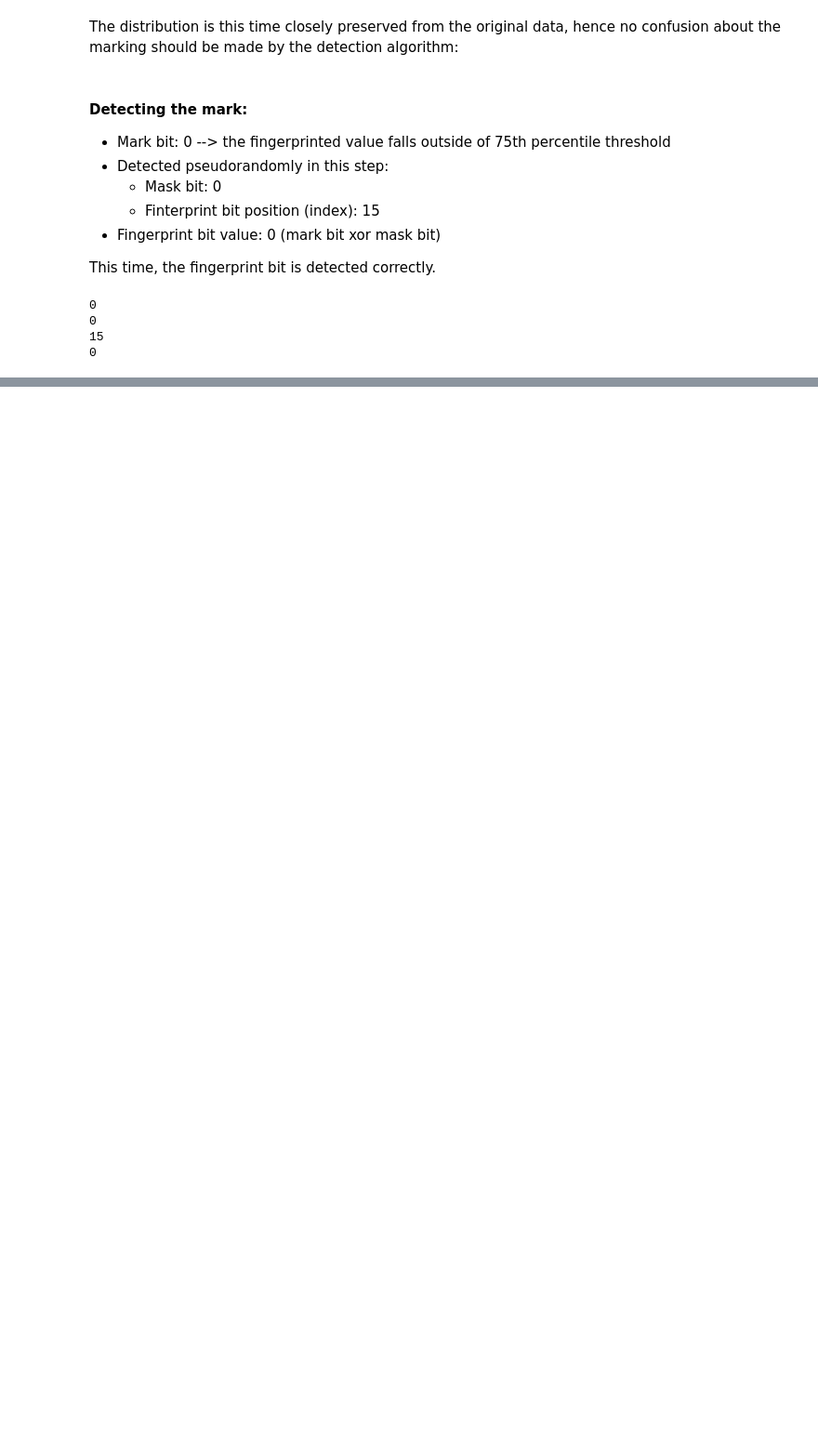
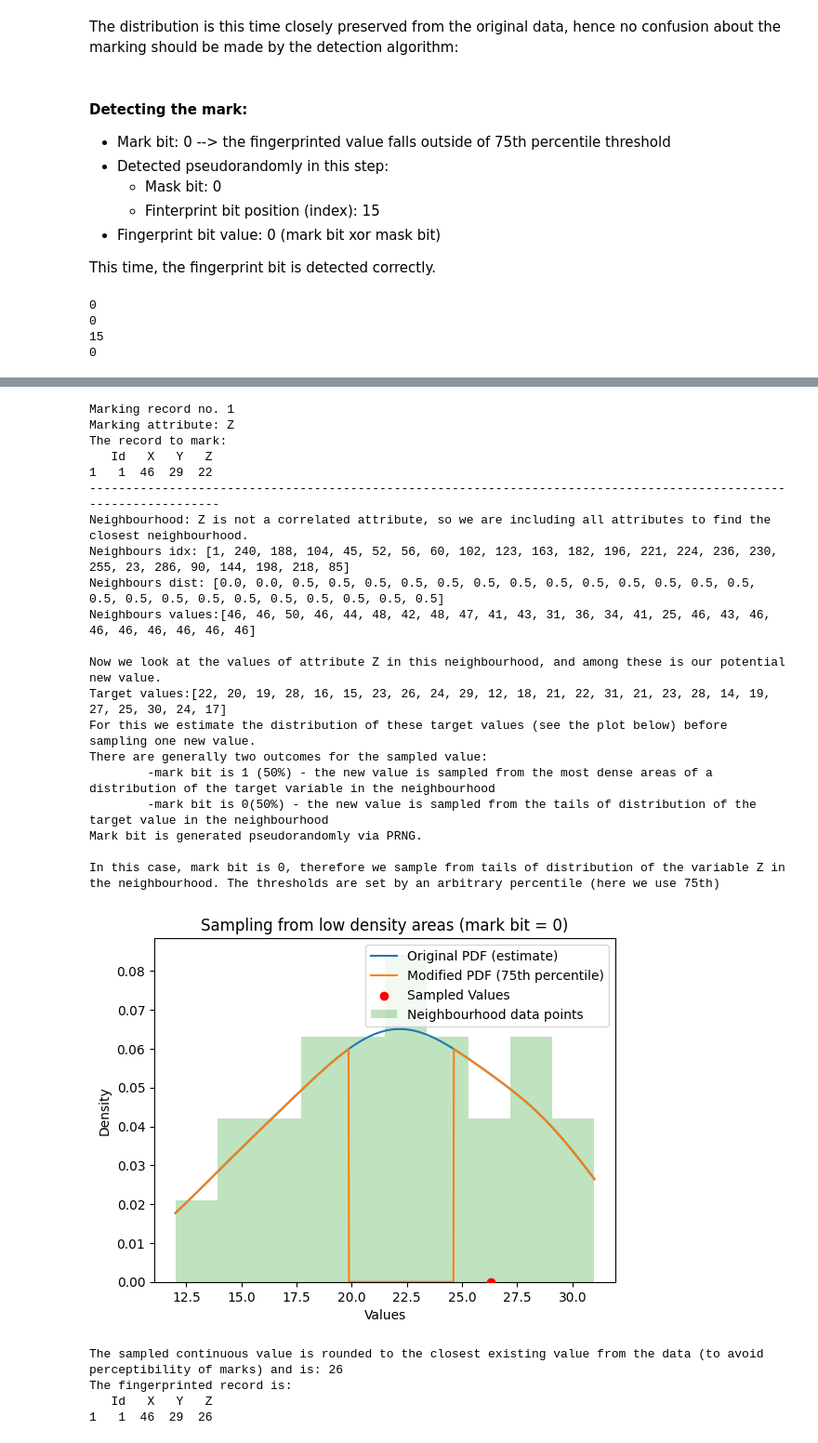
Before and after one commit to tanjascats/NCorr-FP, a Jupyter notebook: NCorrFP-demo-continuous.ipynb, the cells around one changed output, grey strips where cells are left out. Shown at 93% size. Drawn from its saved outputs; the diff is of its cells as text; code cells hidden in the pictures; blank space fills up the shorter version.

```diff
--- a/NCorrFP-demo-continuous.ipynb
+++ b/NCorrFP-demo-continuous.ipynb
@@ -756,0 +813,28 @@ Table: fingerprint count updates after this iteration (iteration -1). Each colum
+# %%
+show_embedding_iteration(1)
+# %% [output]
+Marking record no. 1
+Marking attribute: Z
+The record to mark:
+   Id   X   Y   Z
+1   1  46  29  22
+------------------------------------------------------------------------------------------------------------------
+Neighbourhood: Z is not a correlated attribute, so we are including all attributes to find the closest neighbourhood.
+Neighbours idx: [1, 240, 188, 104, 45, 52, 56, 60, 102, 123, 163, 182, 196, 221, 224, 236, 230, 255, 23, 286, 90, 144, 198, 218, 85]
+Neighbours dist: [0.0, 0.0, 0.5, 0.5, 0.5, 0.5, 0.5, 0.5, 0.5, 0.5, 0.5, 0.5, 0.5, 0.5, 0.5, 0.5, 0.5, 0.5, 0.5, 0.5, 0.5, 0.5, 0.5, 0.5, 0.5]
+Neighbours values:[46, 46, 50, 46, 44, 48, 42, 48, 47, 41, 43, 31, 36, 34, 41, 25, 46, 43, 46, 46, 46, 46, 46, 46, 46]
+
+Now we look at the values of attribute Z in this neighbourhood, and among these is our potential new value.
+Target values:[22, 20, 19, 28, 16, 15, 23, 26, 24, 29, 12, 18, 21, 22, 31, 21, 23, 28, 14, 19, 27, 25, 30, 24, 17]
+For this we estimate the distribution of these target values (see the plot below) before sampling one new value.
+There are generally two outcomes for the sampled value:
+        -mark bit is 1 (50%) - the new value is sampled from the most dense areas of a distribution of the target variable in the neighbourhood
+        -mark bit is 0(50%) - the new value is sampled from the tails of distribution of the target value in the neighbourhood
+Mark bit is generated pseudorandomly via PRNG.
+
+In this case, mark bit is 0, therefore we sample from tails of distribution of the variable Z in the neighbourhood. The thresholds are set by an arbitrary percentile (here we use 75th)
+[figure, added]
+The sampled continuous value is rounded to the closest existing value from the data (to avoid perceptibility of marks) and is: 26
+The fingerprinted record is:
+   Id   X   Y   Z
+1   1  46  29  26
```
Also changed, not shown: parts of 50 cells of this notebook, 6 other files.
